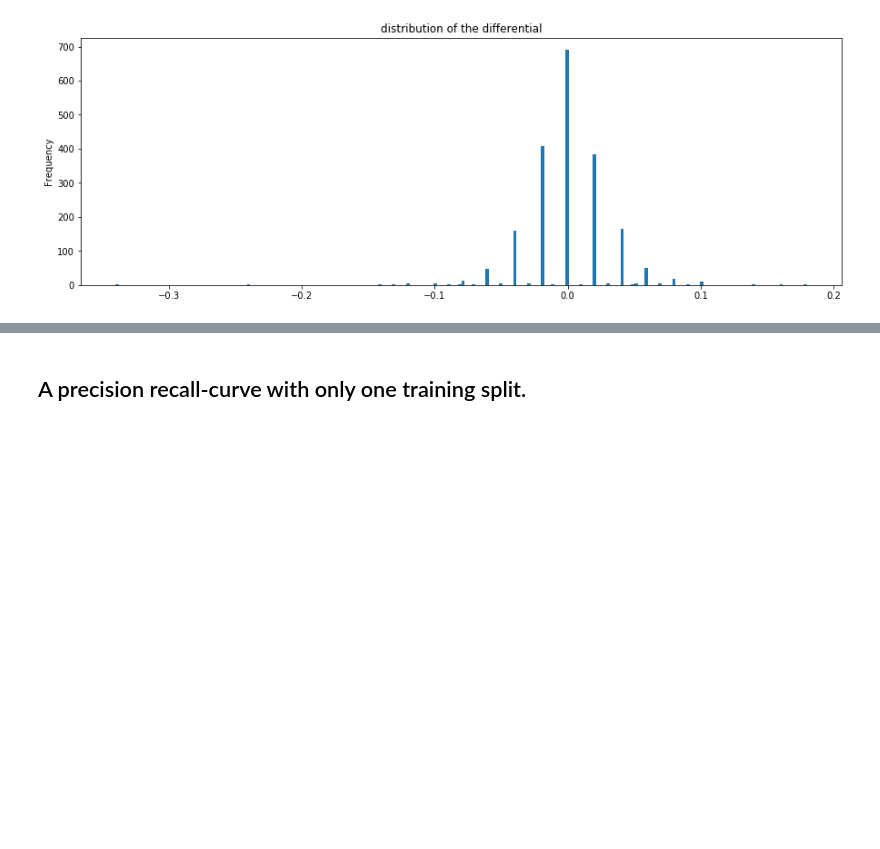
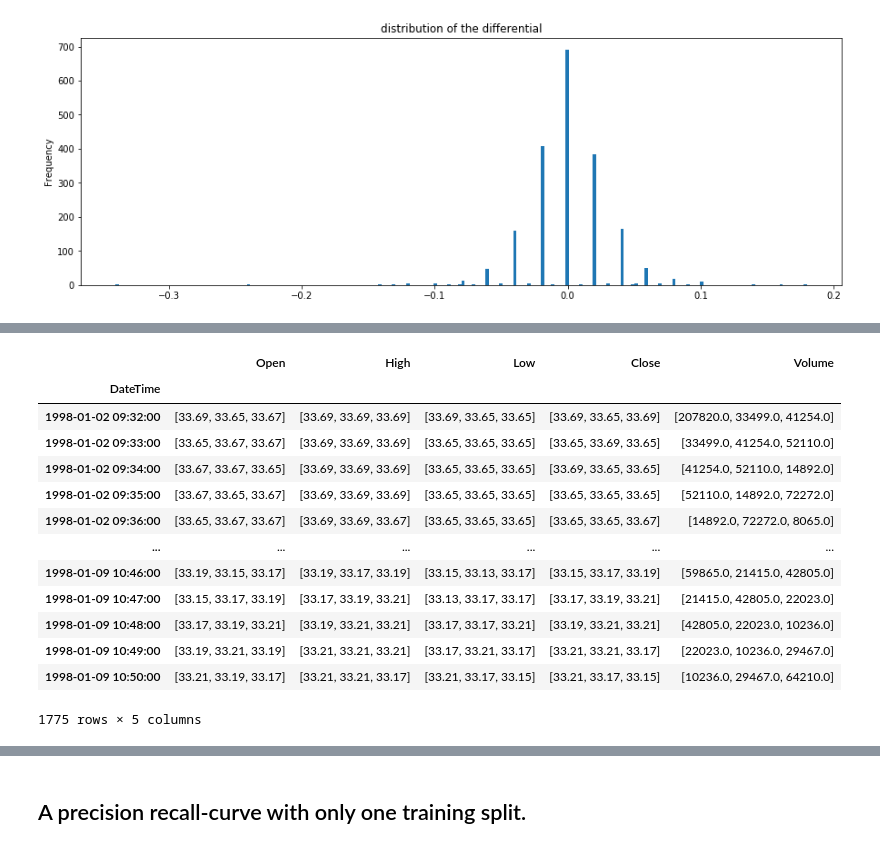
Before and after one commit to luisduque440/moneyManager, a Jupyter notebook: modeling/EDA_IBM_1min.ipynb, the cells around one changed output, grey strips where cells are left out. Drawn from its saved outputs; the diff is of its cells as text; code cells hidden in the pictures; blank space fills up the shorter version.

```diff
--- a/modeling/EDA_IBM_1min.ipynb
+++ b/modeling/EDA_IBM_1min.ipynb
@@ -54,8 +56,7 @@ from sklearn.ensemble import RandomForestClassifier
 # only loading some rows
 names = ['Date', 'Time', 'Open', 'High', 'Low', 'Close', 'Volume']
 df = pd.read_csv('data/sampleKibotData/minuteIntraday/IBM_adjusted.txt', header=None, names=names, nrows=2000)
-df['DateTime'] = df.Date+' '+df.Time
-df.DateTime = pd.to_datetime(df.DateTime,infer_datetime_format=True)
-ds = df.drop(columns=['Date', 'Time'])
-ds = ds.set_index('DateTime')
+df['DateTime']= pd.to_datetime((df.Date+' '+df.Time),infer_datetime_format=True)
+df = df.drop(columns=['Date', 'Time'])
+df = df.set_index('DateTime')
 # %%
@@ -98,25 +83,0 @@ Name: DateTime, Length: 2000, dtype: datetime64[ns]
-# %%
-def pivotWindow(ds, start, end, columns = ['Open', 'High', 'Low', 'Close', 'Volume']):
-    DateTime = pd.Series(ds.index, index=ds.index)
-    validRow = (DateTime.shift(end+1)-DateTime.shift(start)).apply(lambda x: (start-end-1)==x.seconds/60)
-    pivotedCols = [validRow] + [pivotSeries(ds[col], start, end) for col in columns]
-    dg = pd.concat(pivotedCols, axis=1)
-    dg.columns = ['validRow'] + columns
-    return dg
-
-def pivotSeries(s, start, end):
-    return pd.concat([s.shift(i) for i in range(start, end, -1)], axis=1).apply(lambda x: list(x), axis=1)
-
-def createTrainingDataSet(ds, numPastMins=5, numFutureMins=5):
-    start, end = (numPastMins-1), -(numFutureMins+1) #(4,-6)
-    df = pivotWindow(ds, start, -1) #[4,3,2,1,0]
-    dt = pivotWindow(ds, -1, end, columns=['High']) #[-1,-2,-3,-4,-5]
-    futureHigh = dt.High.apply(max)
-    currentValue = df.Close.apply(lambda x: x[-1])
-    df['target']= (futureHigh>currentValue)
-    df['validTarget']=dt.validRow
-    df = df[(df.validTarget==True) & (df.validRow==True)].drop(columns=['validTarget', 'validRow'])
-    return df
-
-
-ps= createTrainingDataSet(ds, numPastMins=3, numFutureMins=3)
@@ -147,3 +84,25 @@ X.drop(columns='currentValue')
+# %%
+dg= createTrainingDataSet(df, numPastMins=3, numFutureMins=3)
+# %%
+X = dg.copy()
+y = X.pop('target')
+# %%
+X
+# %% [output]
+|  | Open | High | Low | Close | Volume |
+| DateTime |  |  |  |  |  |
+| 1998-01-02 09:32:00 | [33.69, 33.65, 33.67] | [33.69, 33.69, 33.69] | [33.69, 33.65, 33.65] | [33.69, 33.65, 33.69] | [207820.0, 33499.0, 41254.0] |
+| 1998-01-02 09:33:00 | [33.65, 33.67, 33.67] | [33.69, 33.69, 33.69] | [33.65, 33.65, 33.65] | [33.65, 33.69, 33.65] | [33499.0, 41254.0, 52110.0] |
+| 1998-01-02 09:34:00 | [33.67, 33.67, 33.65] | [33.69, 33.69, 33.69] | [33.65, 33.65, 33.65] | [33.69, 33.65, 33.65] | [41254.0, 52110.0, 14892.0] |
+| 1998-01-02 09:35:00 | [33.67, 33.65, 33.67] | [33.69, 33.69, 33.69] | [33.65, 33.65, 33.65] | [33.65, 33.65, 33.65] | [52110.0, 14892.0, 72272.0] |
+| 1998-01-02 09:36:00 | [33.65, 33.67, 33.67] | [33.69, 33.69, 33.67] | [33.65, 33.65, 33.65] | [33.65, 33.65, 33.67] | [14892.0, 72272.0, 8065.0] |
+| ... | ... | ... | ... | ... | ... |
+| 1998-01-09 10:46:00 | [33.19, 33.15, 33.17] | [33.19, 33.17, 33.19] | [33.15, 33.13, 33.17] | [33.15, 33.17, 33.19] | [59865.0, 21415.0, 42805.0] |
+| 1998-01-09 10:47:00 | [33.15, 33.17, 33.19] | [33.17, 33.19, 33.21] | [33.13, 33.17, 33.17] | [33.17, 33.19, 33.21] | [21415.0, 42805.0, 22023.0] |
+| 1998-01-09 10:48:00 | [33.17, 33.19, 33.21] | [33.19, 33.21, 33.21] | [33.17, 33.17, 33.21] | [33.19, 33.21, 33.21] | [42805.0, 22023.0, 10236.0] |
+| 1998-01-09 10:49:00 | [33.19, 33.21, 33.19] | [33.21, 33.21, 33.21] | [33.17, 33.21, 33.17] | [33.21, 33.21, 33.17] | [22023.0, 10236.0, 29467.0] |
+| 1998-01-09 10:50:00 | [33.21, 33.19, 33.17] | [33.21, 33.21, 33.17] | [33.21, 33.17, 33.15] | [33.21, 33.17, 33.15] | [10236.0, 29467.0, 64210.0] |
+1775 rows × 5 columns
 # %%
 ## pipeline sketch:
 # columnSelector
```
Also changed, not shown: parts of 13 cells of this notebook, 2 other files.
